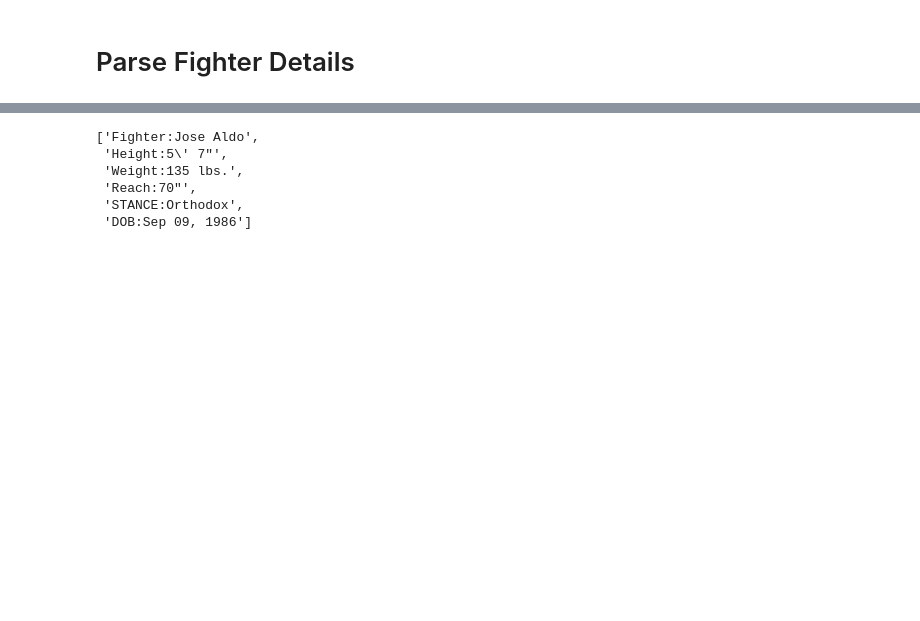
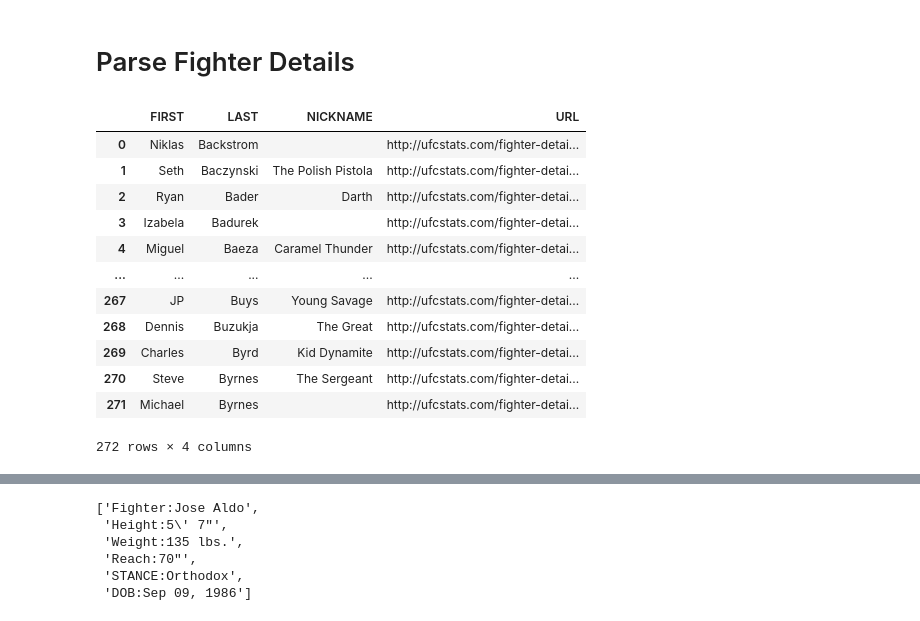
Before and after one commit to Greco1899/scrape_ufc_stats, a Jupyter notebook: scrape_ufc_stats_working_example.ipynb, the cells around one changed output, grey strips where cells are left out. Cells and saved outputs as stored; diff of their text form; code cells hidden in the pictures; blank space fills up the shorter version.

```diff
--- a/scrape_ufc_stats_working_example.ipynb
+++ b/scrape_ufc_stats_working_example.ipynb
@@ -272,3 +275,30 @@ display(fight_stats)
 | 4 | UFC 33: Victory in Vegas | Dave Menne vs. Gil Castillo | Round 5 | Gil Castillo | 0 | 1 of 2 | 50% | 14 of 15 | 1 of 5 | 20% | ... |
 # %% [markdown]
 # Parse Fighter Details
+# %%
+# define url to parse
+url = 'http://ufcstats.com/statistics/fighters?char=b&page=all' # 'a' last names
+url = 'http://ufcstats.com/statistics/fighters?char=b&page=all' # 'b' last names
+# %%
+# get soup
+soup = LIB.get_soup(url)
+# %%
+# parse fighter details
+fighter_details_df = LIB.parse_fighter_details(soup, config['fighter_details_column_names'])
+
+# show fighter details
+display(fighter_details_df)
+# %% [output]
+|  | FIRST | LAST | NICKNAME | URL |
+| 0 | Niklas | Backstrom |  | http://ufcstats.com/fighter-detai... |
+| 1 | Seth | Baczynski | The Polish Pistola | http://ufcstats.com/fighter-detai... |
+| 2 | Ryan | Bader | Darth | http://ufcstats.com/fighter-detai... |
+| 3 | Izabela | Badurek |  | http://ufcstats.com/fighter-detai... |
+| 4 | Miguel | Baeza | Caramel Thunder | http://ufcstats.com/fighter-detai... |
+| ... | ... | ... | ... | ... |
+| 267 | JP | Buys | Young Savage | http://ufcstats.com/fighter-detai... |
+| 268 | Dennis | Buzukja | The Great | http://ufcstats.com/fighter-detai... |
+| 269 | Charles | Byrd | Kid Dynamite | http://ufcstats.com/fighter-detai... |
+| 270 | Steve | Byrnes | The Sergeant | http://ufcstats.com/fighter-detai... |
+| 271 | Michael | Byrnes |  | http://ufcstats.com/fighter-detai... |
+272 rows × 4 columns
```
Also changed, not shown: parts of 4 cells of this notebook, 8 other files.
